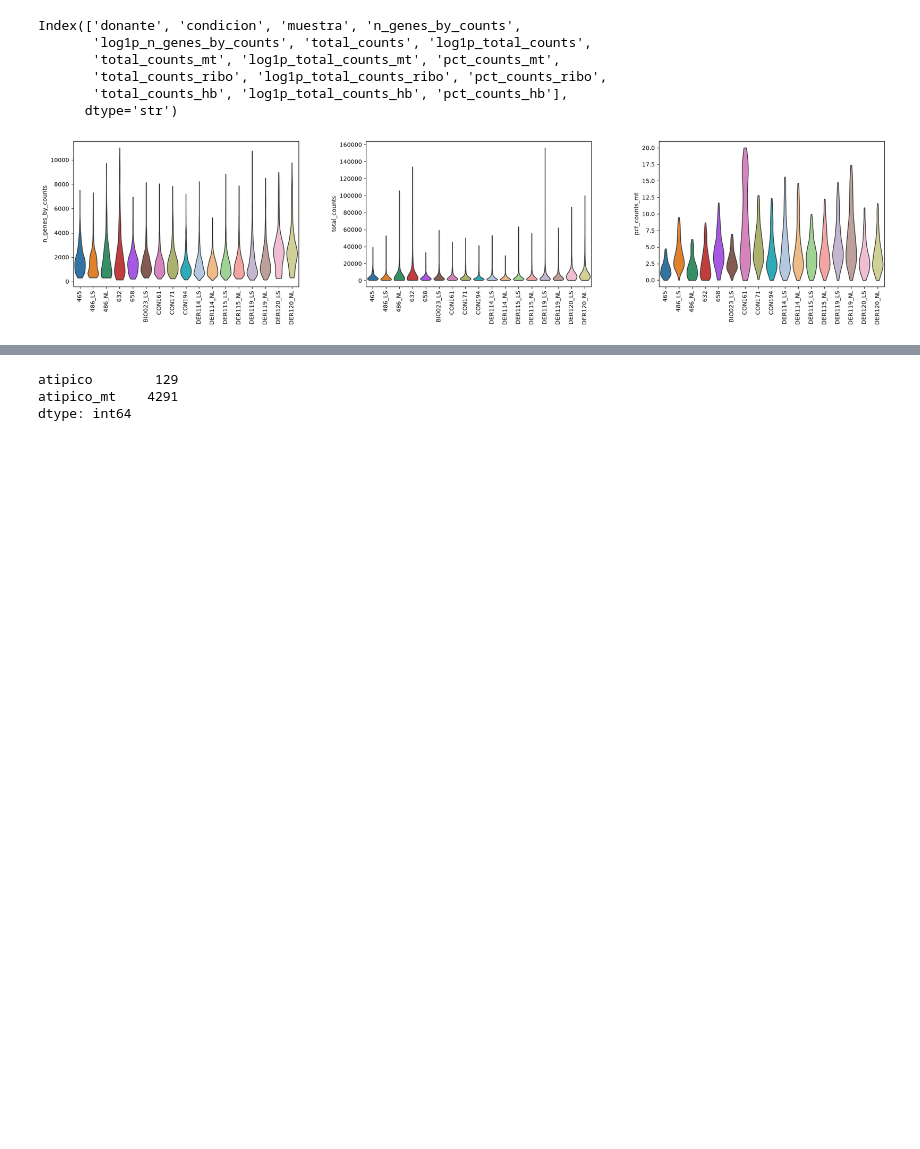
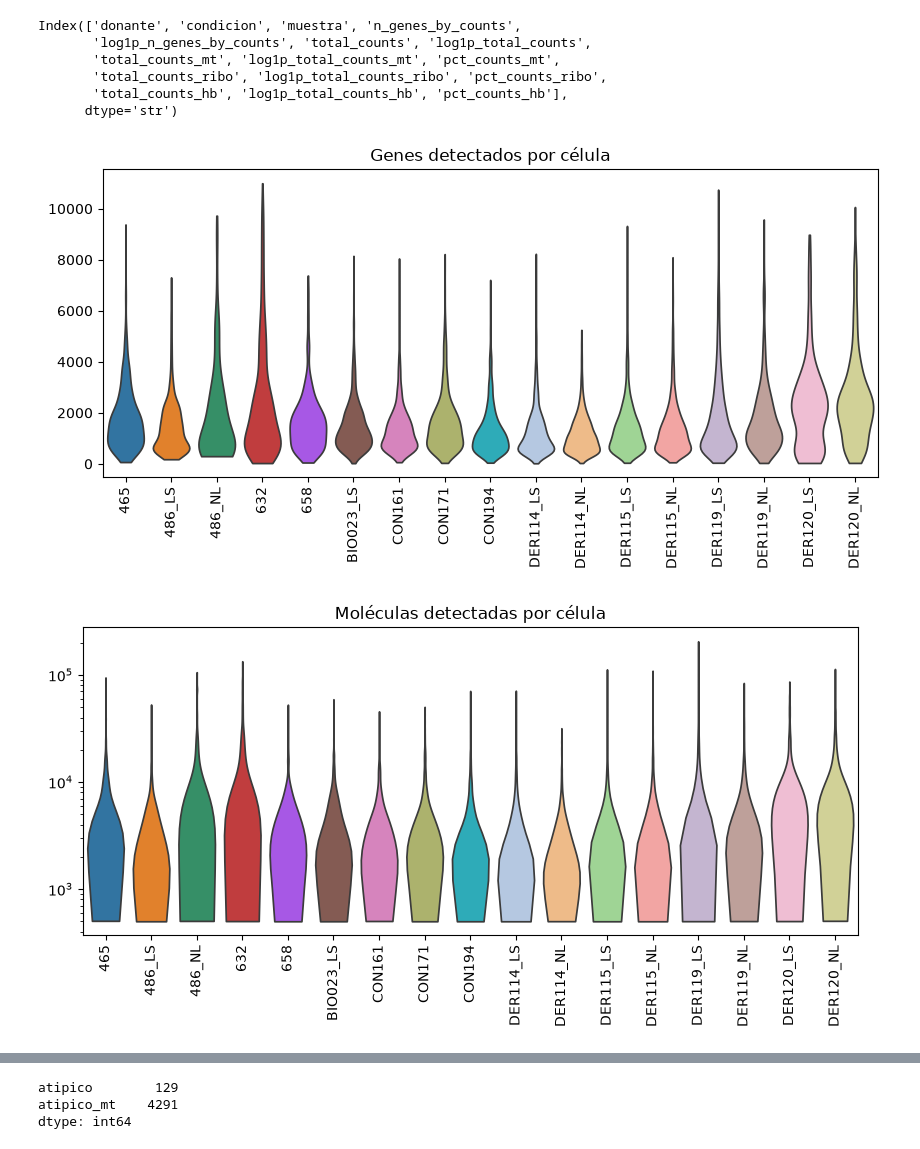
Before and after one commit to leomorgzzz/vitiligo-linfocitos-t, a Jupyter notebook: notebooks/02_qc.ipynb, the cells around one changed output, grey strips where cells are left out. Cells and saved outputs as stored; diff of their text form; code cells hidden in the pictures; blank space fills up the shorter version.

Commit message:
actualización figura 1

```diff
--- a/notebooks/02_qc.ipynb
+++ b/notebooks/02_qc.ipynb
@@ -34,8 +34,22 @@ Index(['donante', 'condicion', 'muestra', 'n_genes_by_counts',
 # %%
 import matplotlib.pyplot as plt
 
-sc.pl.violin(adata, ["n_genes_by_counts", "total_counts", "pct_counts_mt"],
-             groupby="muestra", rotation=90, multi_panel=True, size=0, show=False)
-plt.savefig(DIR_FIGURAS / "qc_violin_antes.png", dpi=150, bbox_inches="tight")
+metricas_qc = {
+    "n_genes_by_counts": ("Genes detectados por célula", "qc_violin_genes.png"),
+    "total_counts": ("Moléculas detectadas por célula", "qc_violin_moleculas.png"),
+    "pct_counts_mt": ("% de moléculas mitocondriales", "qc_violin_mt.png"),
+}
+
+for metrica, (titulo, archivo) in metricas_qc.items():
+    fig, ax = plt.subplots(figsize=(10, 4))
+    sc.pl.violin(adata, metrica, groupby="muestra", rotation=90, size=0, ax=ax, show=False)
+    ax.set_title(titulo)
+    ax.set_xlabel("")
+    ax.set_ylabel("")
+    if metrica == "total_counts":
+        ax.set_yscale("log")
+    fig.savefig(DIR_FIGURAS / archivo, dpi=150, bbox_inches="tight")
+    plt.show()
 # %% [output]
-[figure, old version]
+[figure, new version]
+[figure, added]
```
Also changed, not shown: parts of 1 cell of this notebook.
